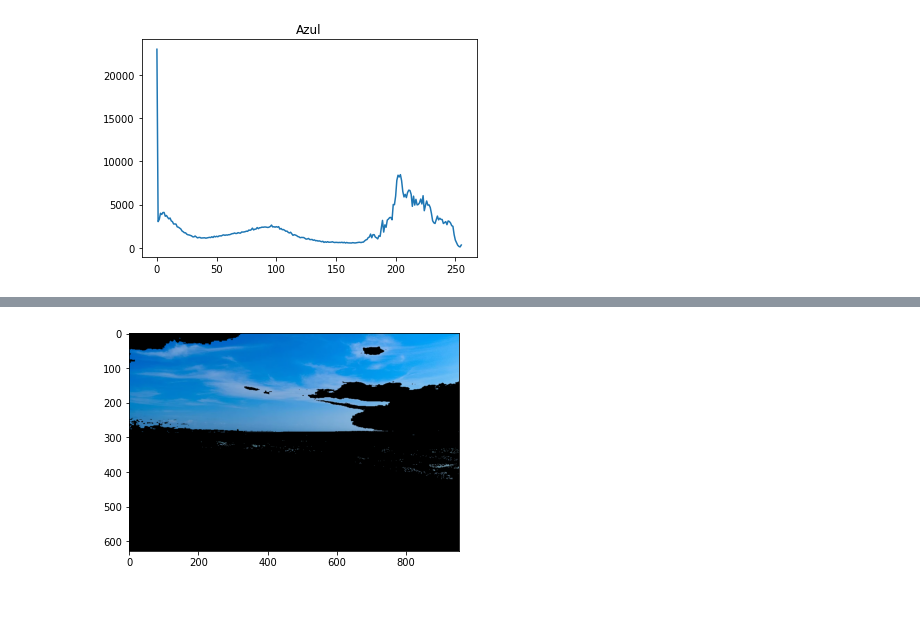
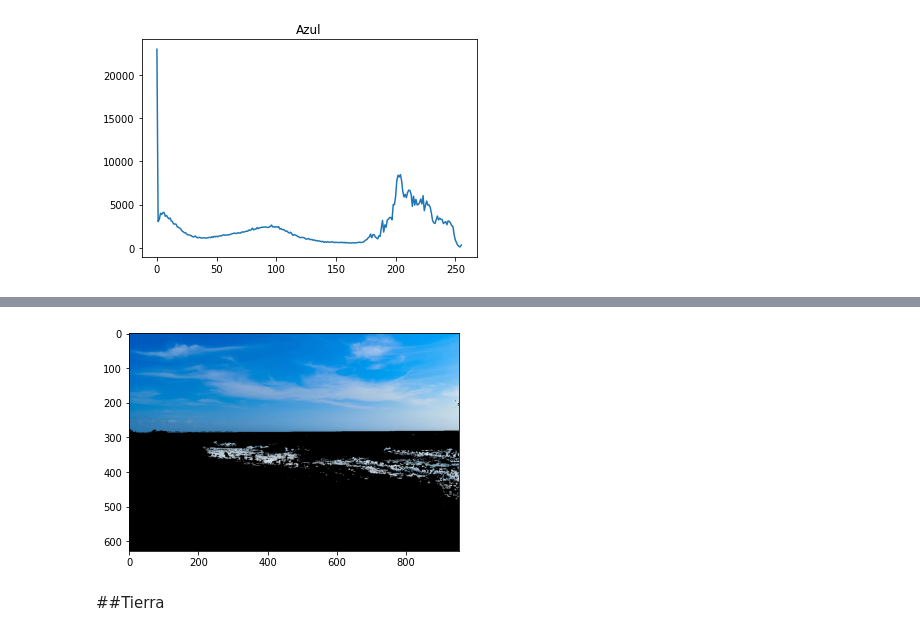
Before and after one commit to Paolino1994/Vision-por-computadora, a Jupyter notebook: TP1/TP1_VPC.ipynb, the cells around one changed output, grey strips where cells are left out. Drawn from its saved outputs; the diff is of its cells as text; code cells hidden in the pictures; blank space fills up the shorter version.

```diff
--- a/TP1/TP1_VPC.ipynb
+++ b/TP1/TP1_VPC.ipynb
@@ -88,6 +122,6 @@ Como ambos histogramas son iguales significa que las imagenes son practicamente
 # %%
-segmentacion = cv.imread('segmentacion.png')
-segmentacion = cv.cvtColor(segmentacion, cv.COLOR_BGR2RGB )
+segmentacionBRG = cv.imread('segmentacion.png')
+segmentacion = cv.cvtColor(segmentacionBRG, cv.COLOR_BGR2RGB )
 # %%
 plt.imshow(segmentacion)
 plt.show()
@@ -113,3 +147,23 @@ plt.show()
 [figure]
 [figure]
 [figure]
+# %%
+img_color=segmentacionBRG
+imgRGB=segmentacion
+img_HSV = cv.cvtColor(img_color, cv.COLOR_BGR2HSV)
+
+c1, c2, c3 = cv.split(imgRGB)
+c1, c2, c3 = cv.split(img_HSV)
+fig = plt.figure()
+axis = fig.add_subplot(1, 1, 1, projection="3d")
+
+pixel_colors = imgRGB.reshape((np.shape(imgRGB)[0]*np.shape(imgRGB)[1], 3))
+norm = colors.Normalize(vmin=-1.,vmax=1.)
+norm.autoscale(pixel_colors)
+pixel_colors = norm(pixel_colors).tolist()
+
+axis.scatter(c1.flatten(), c2.flatten(), c3.flatten(), facecolors=pixel_colors, marker=".")
+axis.set_xlabel("Canal 1")
+axis.set_ylabel("Canal 2")
+axis.set_zlabel("Canal 3")
+plt.show()
@@ -127,11 +209,13 @@ plt.show()
 # %%
 #Cielo
-color_l = (0, 100, 180)
-color_u = (130, 225, 255)
+color_l = (100, 0, 170)
+color_u = (255, 255, 255)
 
-mask = cv.inRange(segmentacion, color_l,  color_u)
+mask = cv.inRange(img_HSV, color_l,  color_u)
 img_segmentada = cv.bitwise_and(segmentacion, segmentacion, mask=mask)
 plt.imshow(img_segmentada)
 plt.show()
 # %% [output]
-[figure, old version]
+[figure, new version]
+# %% [markdown]
+##Tierra
```
Also changed, not shown: parts of 17 cells of this notebook.
